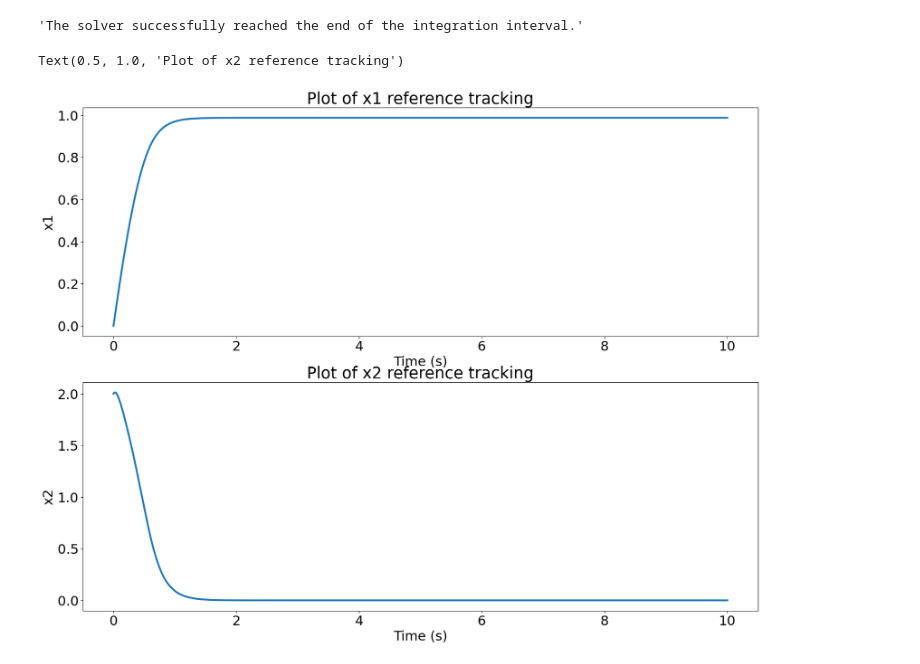
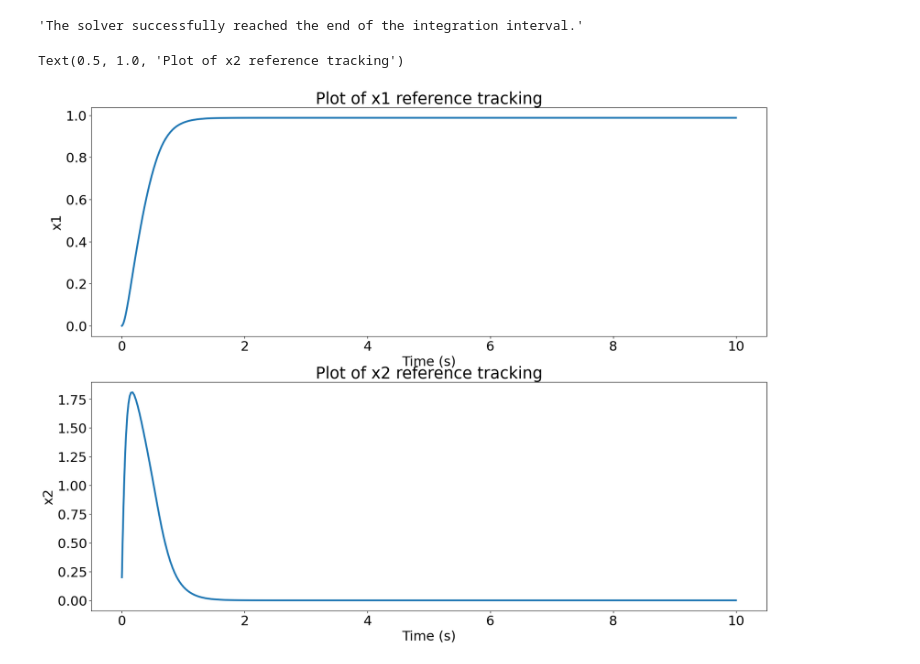
Before and after one commit to Eddy-Morgan/AppliedNonlinearControllers, a Jupyter notebook: Sliding Mode Control for Reference Tracking for System with Uncertainty .ipynb, the cells around one changed output. Drawn from its saved outputs; the diff is of its cells as text; code cells hidden in the pictures.

```diff
--- a/Sliding Mode Control for Reference Tracking for System with Uncertainty .ipynb
+++ b/Sliding Mode Control for Reference Tracking for System with Uncertainty .ipynb
@@ -30,25 +27,25 @@ def dSdt(t,S):
 # %%
 t_end = 10
 t_span = (0, t_end)
-y0 = [0,2]
+y0 = [0,0.2]
 ans = solve_ivp(dSdt, t_span, y0, method='LSODA')
 ans.message
 # %% [output]
 'The solver successfully reached the end of the integration interval.'
 # %%
 x1,x2,t_int = ans.y[0] , ans.y[1], ans.t
-plt.rcParams["figure.figsize"] = (20,1)
+plt.rcParams["figure.figsize"] = (20,15)
 plt.rcParams.update({'font.size': 22})
 fig, (ax1, ax2) = plt.subplots(2)
 ax1.plot(t_int, x1, label = "Theta0",linewidth=3)
 ax1.set_xlabel("Time (s)")
 ax1.set_ylabel("x1")
 ax1.set_title("Plot of x1 reference tracking")
 
 ax2.plot(t_int, x2, label = "dTheta0", linewidth=3)
 ax2.set_xlabel("Time (s)")
 ax2.set_ylabel("x2")
 ax2.set_title("Plot of x2 reference tracking")
 # %% [output]
 Text(0.5, 1.0, 'Plot of x2 reference tracking')
-[figure, old version]
+[figure, new version]
```
Also changed, not shown: parts of 1 cell of this notebook.
